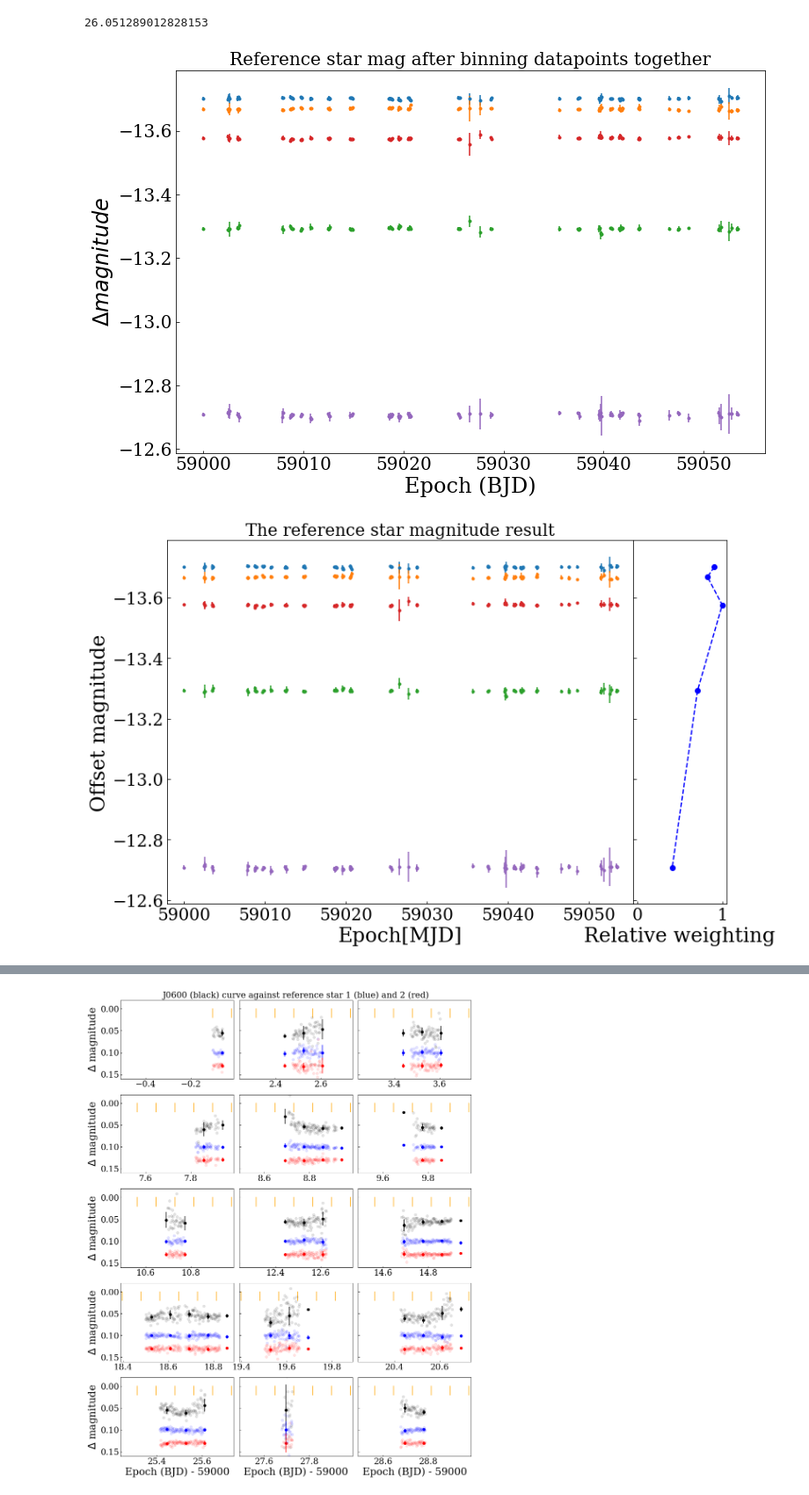
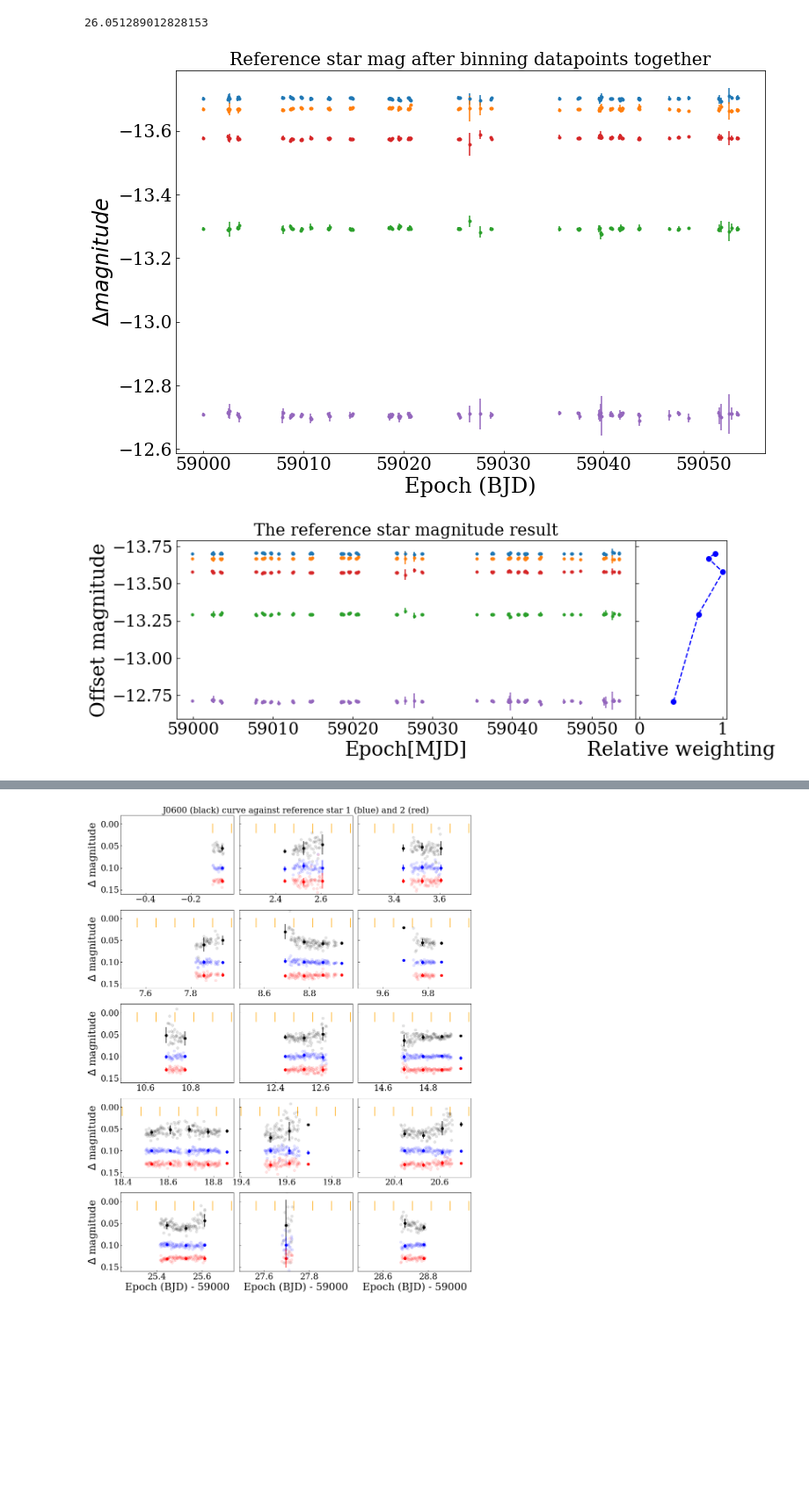
Before and after one commit to BartOuwehand/BRPJ0600, a Jupyter notebook: astep1.ipynb, the cells around one changed output, grey strips where cells are left out. Shown at 88% size. Drawn from its saved outputs; the diff is of its cells as text; code cells hidden in the pictures; blank space fills up the shorter version.

Commit message:
More of improving figures and slightly altering method

```diff
--- a/astep1.ipynb
+++ b/astep1.ipynb
@@ -580,38 +580,57 @@ plt.show()
 
 fig, axs = plt.subplots(1,2, sharey=True, gridspec_kw={'wspace':0,'width_ratios': [5, 1]})
 axs[0].set_title("The reference star magnitude result")
-fig.set_figheight(8)
+fig.set_figheight(4)
 fig.set_figwidth(12)
 for s in range(len(cormag[0])):
     axs[0].errorbar(corepoch+50000,cormag[:,s],yerr=cormagerr[:,s],fmt='.')
 axs[0].set_ylabel("Offset magnitude")
 axs[0].set_xlabel("Epoch[MJD]")
 axs[0].set_xlim(corepoch[0]+49998,50002+corepoch[-1])
 axs[0].invert_yaxis()
 SRT = np.argsort(np.nanmedian(cormag,axis=0))
 axs[1].errorbar(final_weight[SRT]/np.max(final_weight),np.nanmedian(cormag,axis=0)[SRT],fmt='--o',c='b')
 axs[1].set_xlabel('Relative weighting')
 axs[1].set_xlim(-0.05,1.05)
 
 # for s in range(5):
 #     #plt.errorbar(corepoch,cormag[:,s]/np.nanmedian(cormag[:,s]),yerr=cormagerr[:,s]/np.nanmedian(cormag[:,s]),fmt='.')
 #     plt.errorbar(corepoch,cormag[:,s]/np.nanmedian(cormag[:,s]),fmt='.')
 # plt.title("Ref star mag after binning normalised by mean mag")
 # plt.xlabel("Epoch (BJD)")
 # plt.ylabel("Normalised magnitude")
 # plt.show()
 
-plt.figure(figsize=(16,8))
+plt.figure(figsize=(12,6))
 #plt.errorbar(epoch,-2.5*np.log10(J0600_flux/ALC),fmt='.', alpha=0.2)
 #plt.errorbar(corepoch,J0600cormag2+ZP_real,yerr=J0600cormagerr2,fmt='.',c='r',linewidth=1)
 plt.errorbar(corepoch+50000,J0600cormag2,yerr=J0600cormagerr2,fmt='.',c='r',linewidth=1)
 plt.title("J0600 magnitude using differential photometry")
 plt.xlabel("Epoch (BJD)")
 plt.ylabel("Magnitude")
 plt.gca().invert_yaxis()
 #plt.legend(loc=3)
 #plt.xlim(9018,9022)
 plt.show()
+
+fig, axs = plt.subplots(2, sharex=True, gridspec_kw={'hspace': 0})
+fig.set_figheight(6)
+fig.set_figwidth(12)
+axs[0].set_title('ASTEP reference stars and J0600 magnitude')
+for s in range(5):
+    axs[0].errorbar(corepoch+50000,cormag2[:,s],yerr=cormagerr2[:,s],fmt='.')
+axs[0].set_ylabel("$\Delta mag$")
+axs[0].invert_yaxis()
+
+axs[1].errorbar(corepoch+5e4, J0600cormag2,yerr=J0600cormagerr2,fmt='.',c='r',linewidth=1)
+axs[1].invert_yaxis()
+axs[1].set_ylabel("$\Delta mag$")
+axs[1].set_xlabel("Epoch (BJD)")
+axs[1].set_xlim(np.min(epoch)-2+5e4,5e4+2+np.max(epoch))
+
+# Hide x labels and tick labels for all but bottom plot.
+for ax in axs:
+    ax.label_outer()
 # %% [output]
 [figure]
-[figure, old version]
+[figure, new version]
```
Also changed, not shown: parts of 5 cells of this notebook, 2 other files.
